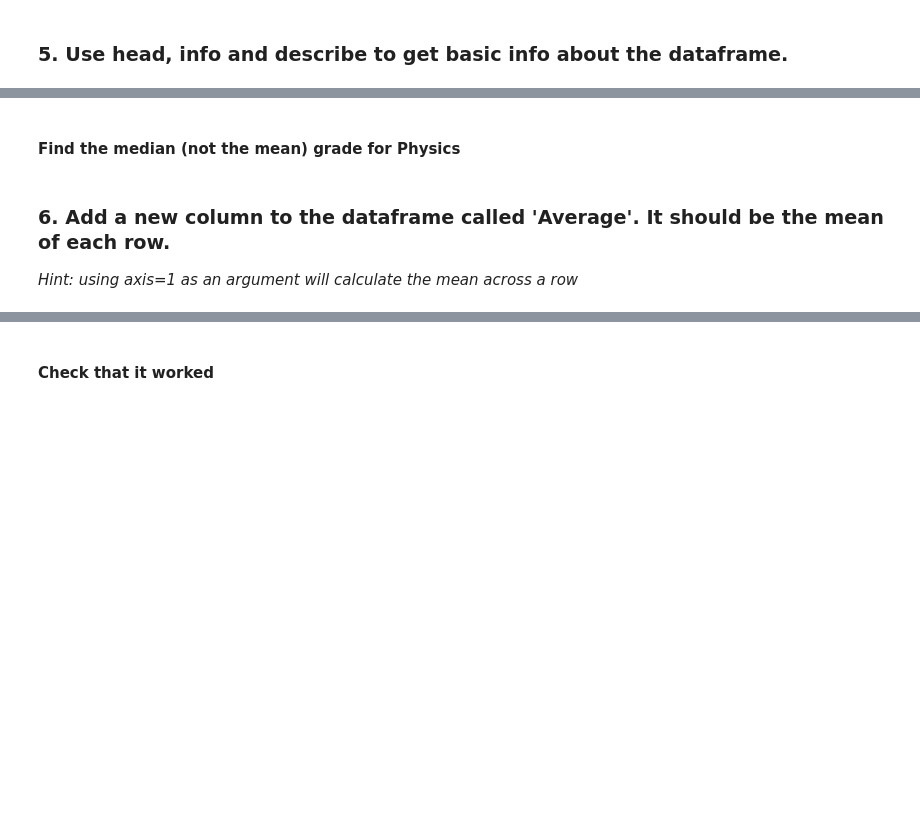
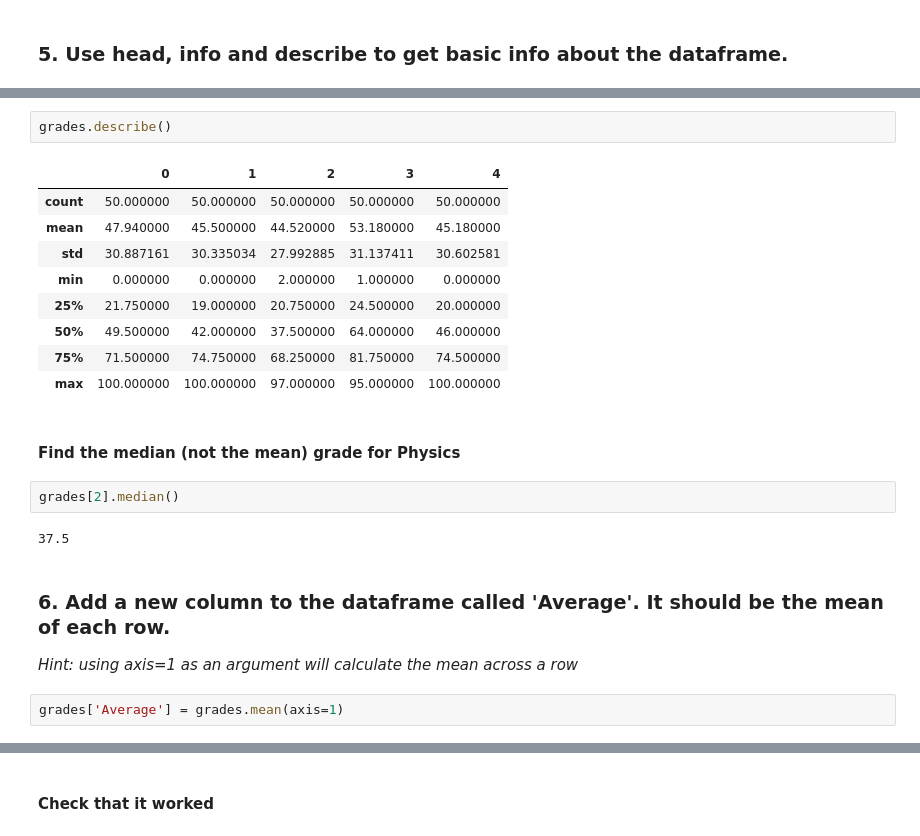
Before and after one commit to julianeberek/moinworld_da_2020-11, a Jupyter notebook: 1.Lab-Intro_numpy_pandas.ipynb, the cells around one changed output, grey strips where cells are left out. Drawn from its saved outputs; the diff is of its cells as text; blank space fills up the shorter version.

```diff
--- a/1.Lab-Intro_numpy_pandas.ipynb
+++ b/1.Lab-Intro_numpy_pandas.ipynb
@@ -52,5 +195,23 @@ col_names = ['Algebra', 'History', 'Physics', 'Biology', 'Language']
+# %%
+grades.describe()
+# %% [output]
+|  | 0 | 1 | 2 | 3 | 4 |
+| count | 50.000000 | 50.000000 | 50.000000 | 50.000000 | 50.000000 |
+| mean | 47.940000 | 45.500000 | 44.520000 | 53.180000 | 45.180000 |
+| std | 30.887161 | 30.335034 | 27.992885 | 31.137411 | 30.602581 |
+| min | 0.000000 | 0.000000 | 2.000000 | 1.000000 | 0.000000 |
+| 25% | 21.750000 | 19.000000 | 20.750000 | 24.500000 | 20.000000 |
+| 50% | 49.500000 | 42.000000 | 37.500000 | 64.000000 | 46.000000 |
+| 75% | 71.500000 | 74.750000 | 68.250000 | 81.750000 | 74.500000 |
+| max | 100.000000 | 100.000000 | 97.000000 | 95.000000 | 100.000000 |
 # %% [markdown]
 #### Find the median (not the mean) grade for Physics
+# %%
+grades[2].median()
+# %% [output]
+37.5
 # %% [markdown]
 ### 6. Add a new column to the dataframe called 'Average'. It should be the mean of each row.
 *Hint: using axis=1 as an argument will calculate the mean across a row*
+# %%
+grades['Average'] = grades.mean(axis=1)
```
Also changed, not shown: parts of 25 cells of this notebook, 1 other file.
